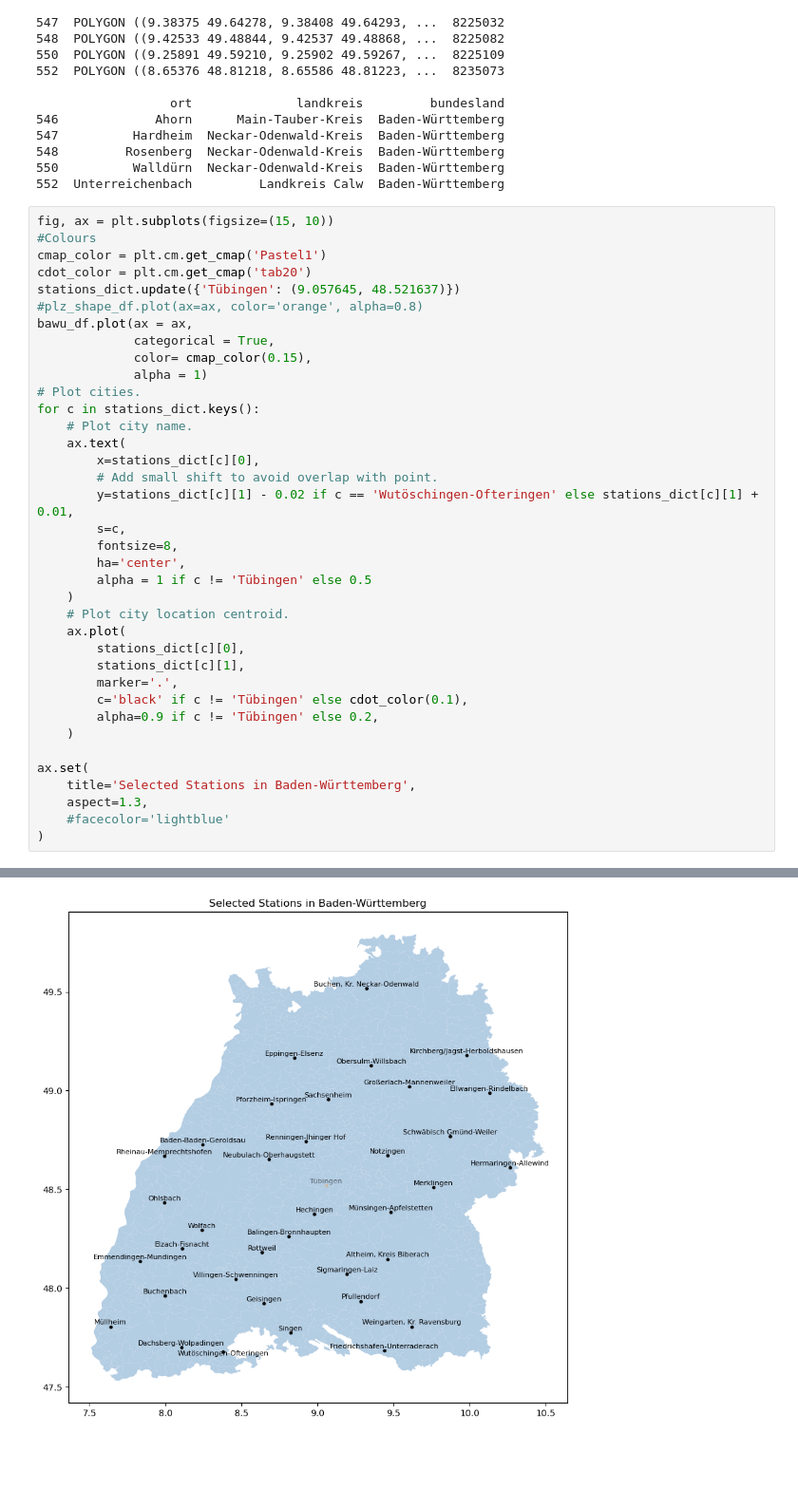
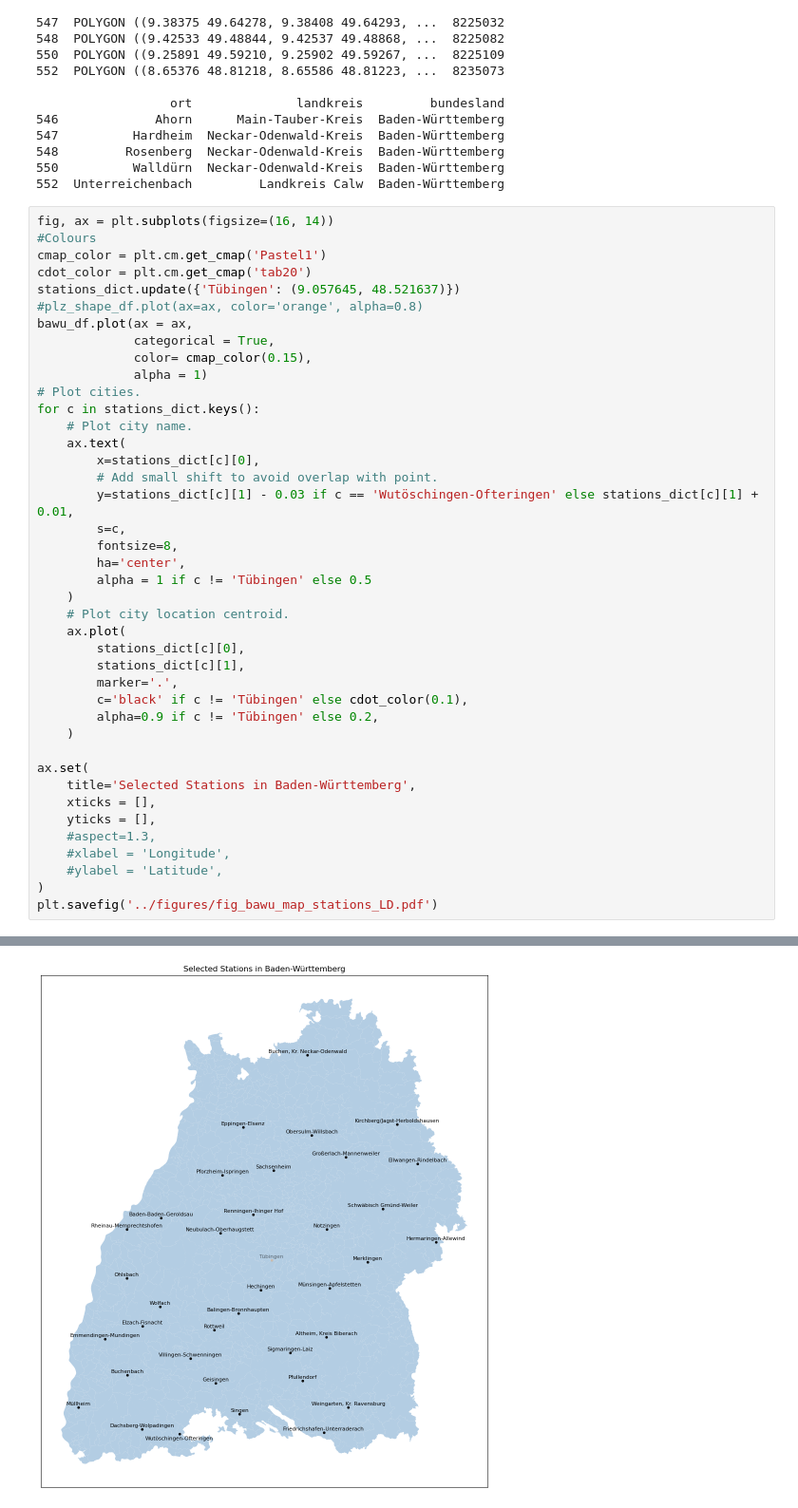
Before and after one commit to RobinU434/DataLiteracy, a Jupyter notebook: studies/11_01_24_LD_fig_BaWu_stations.ipynb, the cells around one changed output, grey strips where cells are left out. Shown at 95% size. Cells and saved outputs as stored; diff of their text form; blank space fills up the shorter version.

Commit message:
Figure update

```diff
--- a/studies/11_01_24_LD_fig_BaWu_stations.ipynb
+++ b/studies/11_01_24_LD_fig_BaWu_stations.ipynb
@@ -143,7 +143,7 @@ print(bawu_df.head())
 550          Walldürn  Neckar-Odenwald-Kreis  Baden-Württemberg
 552  Unterreichenbach         Landkreis Calw  Baden-Württemberg
 # %%
-fig, ax = plt.subplots(figsize=(15, 10))
+fig, ax = plt.subplots(figsize=(16, 14))
 #Colours
 cmap_color = plt.cm.get_cmap('Pastel1')
 cdot_color = plt.cm.get_cmap('tab20')
@@ -159,7 +159,7 @@ for c in stations_dict.keys():
     ax.text(
         x=stations_dict[c][0],
         # Add small shift to avoid overlap with point.
-        y=stations_dict[c][1] - 0.02 if c == 'Wutöschingen-Ofteringen' else stations_dict[c][1] + 0.01,
+        y=stations_dict[c][1] - 0.03 if c == 'Wutöschingen-Ofteringen' else stations_dict[c][1] + 0.01,
         s=c,
         fontsize=8,
         ha='center',
@@ -176,7 +176,11 @@ for c in stations_dict.keys():
 
 ax.set(
     title='Selected Stations in Baden-Württemberg',
-    aspect=1.3,
-    #facecolor='lightblue'
+    xticks = [],
+    yticks = [],
+    #aspect=1.3,
+    #xlabel = 'Longitude',
+    #ylabel = 'Latitude',
 )
+plt.savefig('../figures/fig_bawu_map_stations_LD.pdf')
 # %% [output]
@@ -184 +187 @@ ax.set(
-[figure, old version]
+[figure, new version]
```
Also changed, not shown: parts of 1 cell of this notebook, 1 other file.
